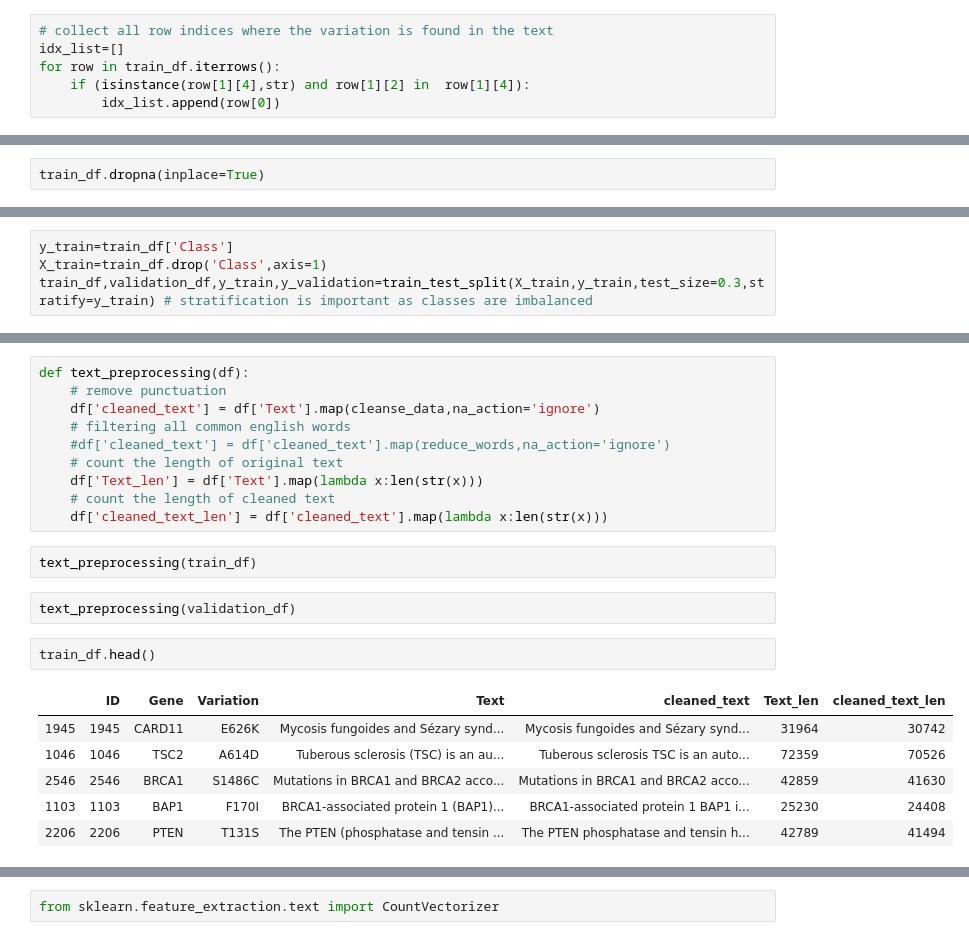
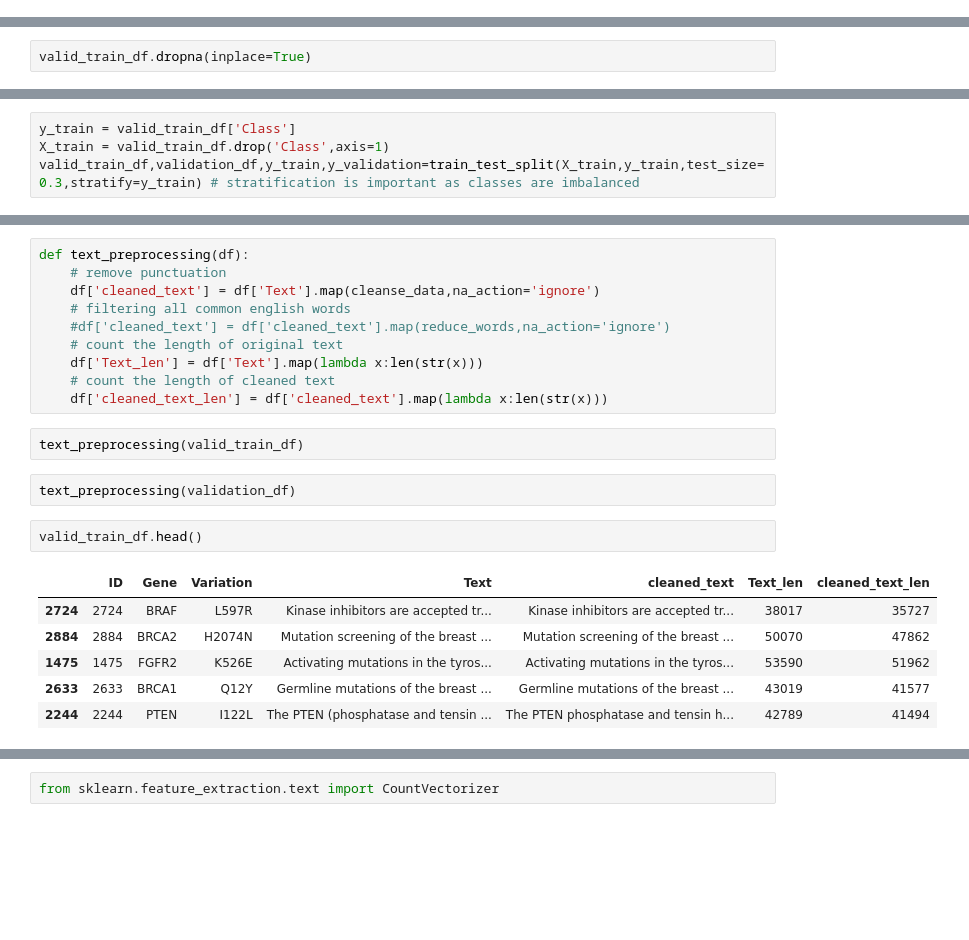
Before and after one commit to me-nobody/jovian-ml-project, a Jupyter notebook: jovian-ml-project-190422.ipynb, the cells around one changed output, grey strips where cells are left out. Drawn from its saved outputs; the diff is of its cells as text; blank space fills up the shorter version.

```diff
--- a/jovian-ml-project-190422.ipynb
+++ b/jovian-ml-project-190422.ipynb
@@ -166,6 +171,0 @@ train_df.head()
-# %%
-# collect all row indices where the variation is found in the text
-idx_list=[]
-for row in train_df.iterrows():
-    if (isinstance(row[1][4],str) and row[1][2] in  row[1][4]):
-        idx_list.append(row[0])
@@ -1051,9 +1084,9 @@ train_df[train_df['Text'].map(lambda x:not isinstance(x,str))]
 # %%
-train_df.dropna(inplace=True)
+valid_train_df.dropna(inplace=True)
 # %%
 from sklearn.model_selection import train_test_split
 # %%
-y_train=train_df['Class']
-X_train=train_df.drop('Class',axis=1)
-train_df,validation_df,y_train,y_validation=train_test_split(X_train,y_train,test_size=0.3,stratify=y_train) # stratification is important as classes are imbalanced
+y_train = valid_train_df['Class']
+X_train = valid_train_df.drop('Class',axis=1)
+valid_train_df,validation_df,y_train,y_validation=train_test_split(X_train,y_train,test_size=0.3,stratify=y_train) # stratification is important as classes are imbalanced
 # %%
@@ -1153,18 +1208,18 @@ def text_preprocessing(df):
     # count the length of cleaned text
     df['cleaned_text_len'] = df['cleaned_text'].map(lambda x:len(str(x)))
 # %%
-text_preprocessing(train_df)
+text_preprocessing(valid_train_df)
 # %%
 text_preprocessing(validation_df)
 # %%
-train_df.head()
+valid_train_df.head()
 # %% [output]
 |  | ID | Gene | Variation | Text | cleaned_text | Text_len | cleaned_text_len |
-| 1945 | 1945 | CARD11 | E626K | Mycosis fungoides and Sézary synd... | Mycosis fungoides and Sézary synd... | 31964 | 30742 |
-| 1046 | 1046 | TSC2 | A614D | Tuberous sclerosis (TSC) is an au... | Tuberous sclerosis TSC is an auto... | 72359 | 70526 |
-| 2546 | 2546 | BRCA1 | S1486C | Mutations in BRCA1 and BRCA2 acco... | Mutations in BRCA1 and BRCA2 acco... | 42859 | 41630 |
-| 1103 | 1103 | BAP1 | F170I | BRCA1-associated protein 1 (BAP1)... | BRCA1-associated protein 1 BAP1 i... | 25230 | 24408 |
-| 2206 | 2206 | PTEN | T131S | The PTEN (phosphatase and tensin ... | The PTEN phosphatase and tensin h... | 42789 | 41494 |
+| 2724 | 2724 | BRAF | L597R | Kinase inhibitors are accepted tr... | Kinase inhibitors are accepted tr... | 38017 | 35727 |
+| 2884 | 2884 | BRCA2 | H2074N | Mutation screening of the breast ... | Mutation screening of the breast ... | 50070 | 47862 |
+| 1475 | 1475 | FGFR2 | K526E | Activating mutations in the tyros... | Activating mutations in the tyros... | 53590 | 51962 |
+| 2633 | 2633 | BRCA1 | Q12Y | Germline mutations of the breast ... | Germline mutations of the breast ... | 43019 | 41577 |
+| 2244 | 2244 | PTEN | I122L | The PTEN (phosphatase and tensin ... | The PTEN phosphatase and tensin h... | 42789 | 41494 |
 # %%
 validation_df.head()
 # %% [output]
```
Also changed, not shown: parts of 49 cells of this notebook, 2 other files.
